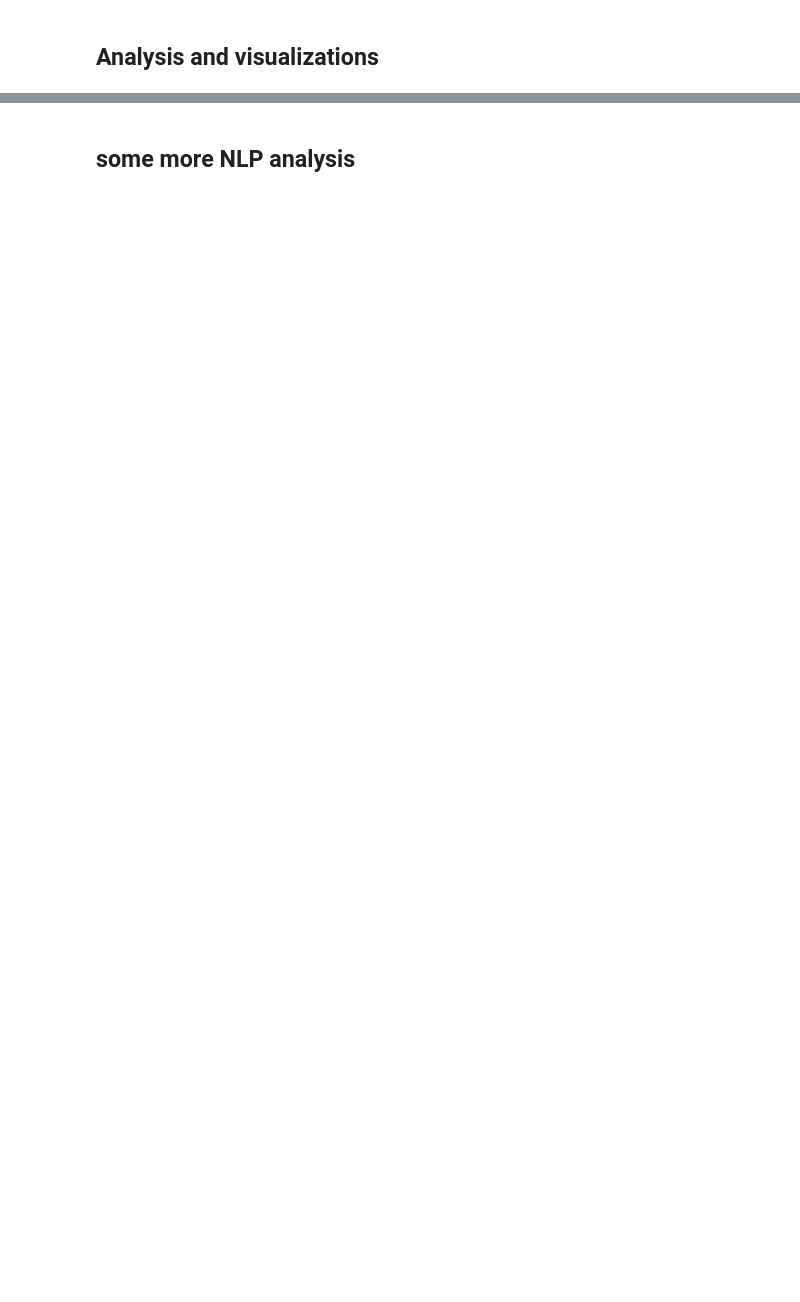
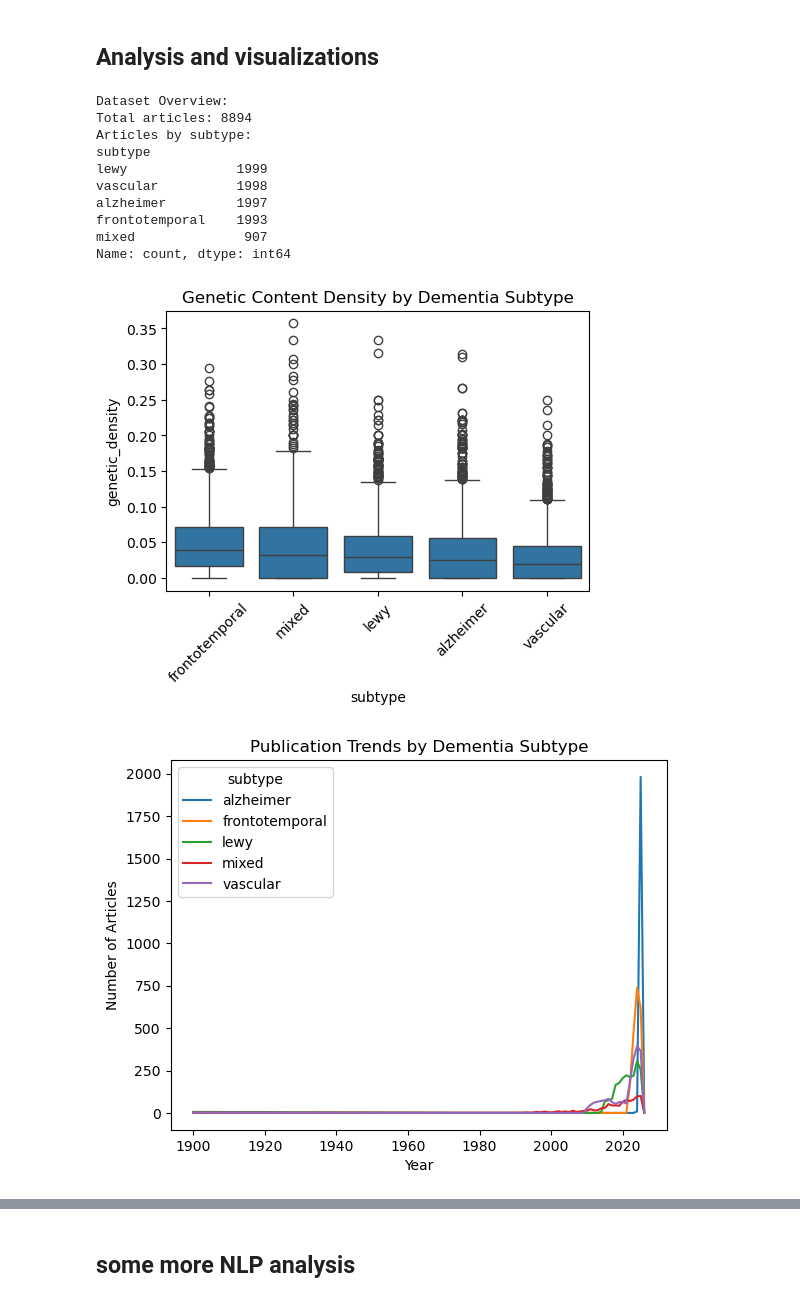
Before and after one commit to danymukesha/nlp_gen_dementia, a Jupyter notebook: nlp_gen_dementia.ipynb, the cells around one changed output, grey strips where cells are left out. Cells and saved outputs as stored; diff of their text form; code cells hidden in the pictures; blank space fills up the shorter version.

Commit message:
corrected a bug in plotting

```diff
--- a/nlp_gen_dementia.ipynb
+++ b/nlp_gen_dementia.ipynb
@@ -200,13 +218,34 @@ def perform_analysis():
     plt.xticks(rotation=45)
 
     # plt_2: publication trends
-    plt.subplot(2, 2, 2)
-    df['year'] = pd.to_datetime(df['publication_date']).dt.year
+    df['pub_date_dict'] = df['publication_date'].apply(ast.literal_eval)
+
+    # Extract Year, Month, Day from the dictionary; use defaults if missing
+    def parse_date(d):
+        year = int(d.get('Year', 1900))
+        month_str = d.get('Month', 'Jan')
+        day = int(d.get('Day', 1))
+
+        # Convert month name (like 'Sep') to number
+        try:
+            month = pd.to_datetime(month_str, format='%b').month
+        except Exception:
+            month = 1
+
+        return pd.Timestamp(year=year, month=month, day=day)
+
+    df['publication_datetime'] = df['pub_date_dict'].apply(parse_date)
+
+    # Now you can get the year easily
+    df['year'] = df['publication_datetime'].dt.year
+
+    # Plotting yearly publication counts by subtype
     yearly_counts = df.groupby(['year', 'subtype']).size().unstack(fill_value=0)
-    yearly_counts.plot(kind='line', ax=plt.gca())
+    yearly_counts.plot(kind='line')
     plt.title('Publication Trends by Dementia Subtype')
     plt.xlabel('Year')
     plt.ylabel('Number of Articles')
+    plt.show()
 
     # plt_3: most common genetic terms
     plt.subplot(2, 2, 3)
@@ -248,30 +287,43 @@ def topic_modeling(df, n_topics=5):
 
     # i am trying to apply the LDA
     lda = LatentDirichletAllocation(n_components=n_topics, random_state=42)
     lda.fit(dtm)
 
     # here we show the topics
     feature_names = vectorizer.get_feature_names_out()
 
     print("\nDiscovered Topics:")
     for topic_idx, topic in enumerate(lda.components_):
         top_terms = [feature_names[i] for i in topic.argsort()[-10:][::-1]]
         print(f"Topic {topic_idx + 1}: {', '.join(top_terms)}")
 
     return lda, vectorizer
 
 if __name__ == "__main__":
     df = perform_analysis()
 
     # topic modeling
     if len(df) > 50:  # here only if we have enough articles
         lda_model, vectorizer = topic_modeling(df)
 
         texts = df['processed_text'].fillna('')
         dtm = vectorizer.transform(texts)
         topic_assignments = lda_model.transform(dtm).argmax(axis=1)
         df['dominant_topic'] = topic_assignments
 
         topic_by_subtype = pd.crosstab(df['subtype'], df['dominant_topic'])
         print("\nTopic Distribution by Dementia Subtype:")
         print(topic_by_subtype)
+# %% [output]
+Dataset Overview:
+Total articles: 8894
+Articles by subtype:
+subtype
+lewy              1999
+vascular          1998
+alzheimer         1997
+frontotemporal    1993
+mixed              907
+Name: count, dtype: int64
+[figure, added]
+[figure, added]
```
Also changed, not shown: parts of 6 cells of this notebook, 1 other file.
